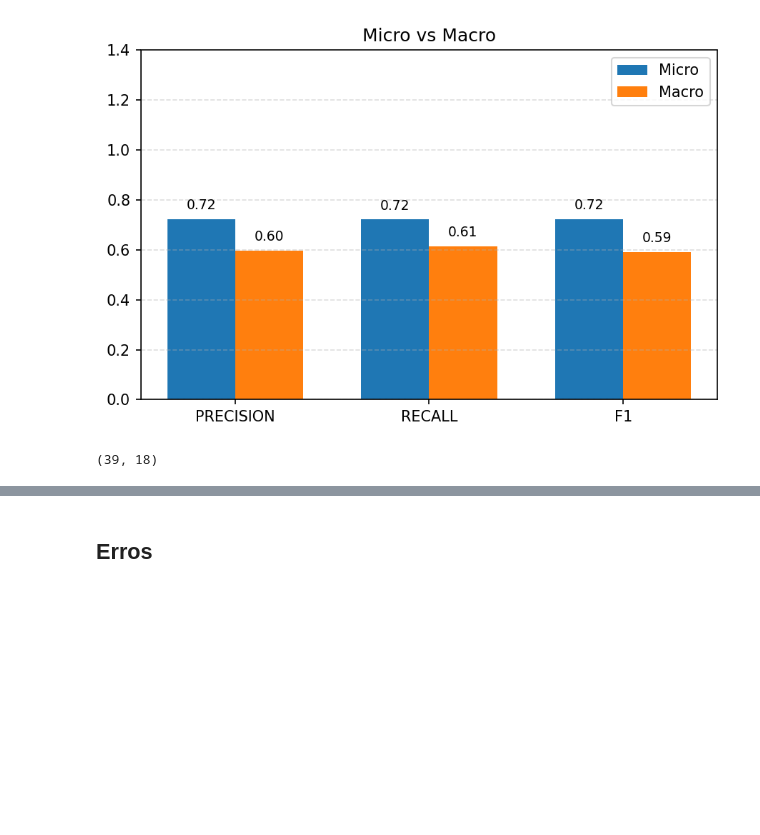
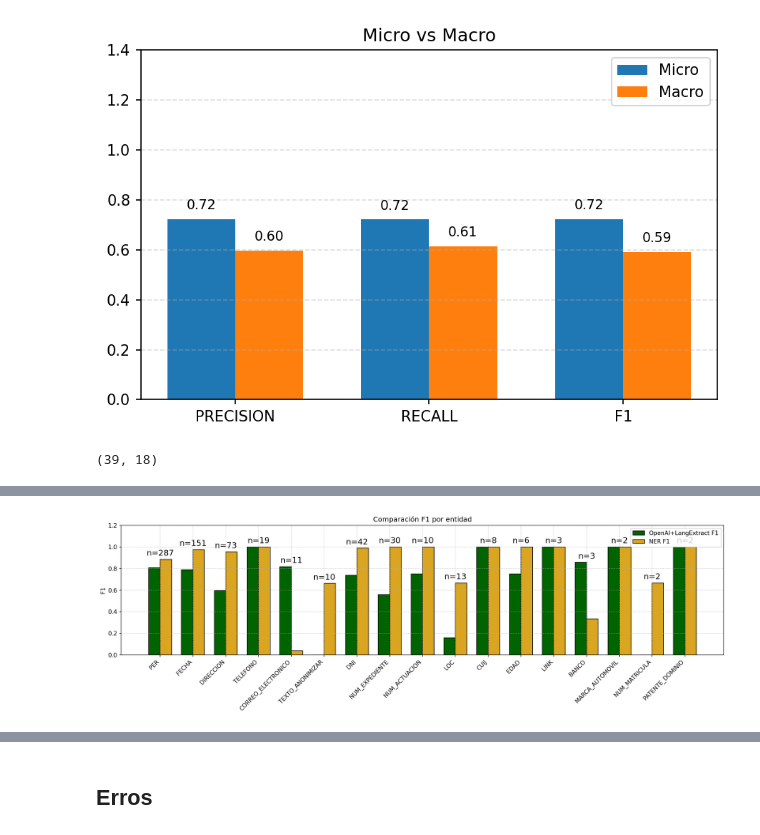
Before and after one commit to AymurAI/backend, a Jupyter notebook: notebooks/experiments/anonymization/06-model-evaluator.ipynb, the cells around one changed output, grey strips where cells are left out. Saved outputs shown, nothing was run; the diff lists cells and outputs as text; code cells hidden in the pictures; blank space fills up the shorter version.

```diff
--- a/notebooks/experiments/anonymization/06-model-evaluator.ipynb
+++ b/notebooks/experiments/anonymization/06-model-evaluator.ipynb
@@ -430,10 +522,13 @@ df_openai['prediction'] = df_openai.apply(lambda row: get_paragraph_predictions(
 
 
 #errores = df_d[(df_d['validation'] != '[]') & (df_d['prediction'].apply(len) == 0)]
-out = metrics_per_entity_by_span(df_openai,is_openai=True)
-plot_per_label_bars(out, sort_by='support',alphabetical = True)
-plot_pr_scatter(out, min_support=1, annotate_top=18)
-plot_micro_macro(out)
+
+main_df = df_openai[df_openai.name == df_openai.doc]
+
+out_openai = metrics_per_entity_by_span(main_df,is_openai=True)
+plot_per_label_bars(out_openai, sort_by='support',alphabetical = True)
+plot_pr_scatter(out_openai, min_support=1, annotate_top=18)
+plot_micro_macro(out_openai)
 # %% [output]
 [figure]
 [figure]
@@ -450,0 +788,4 @@ df_openai.loc[df_openai.validation.map(lambda x: check(x))].shape
+# %%
+compare_models(out_openai, out_ner,metric = 'F1', sort_by="support_ner")
+# %% [output]
+[figure, added]
```
Also changed, not shown: parts of 73 cells of this notebook.
